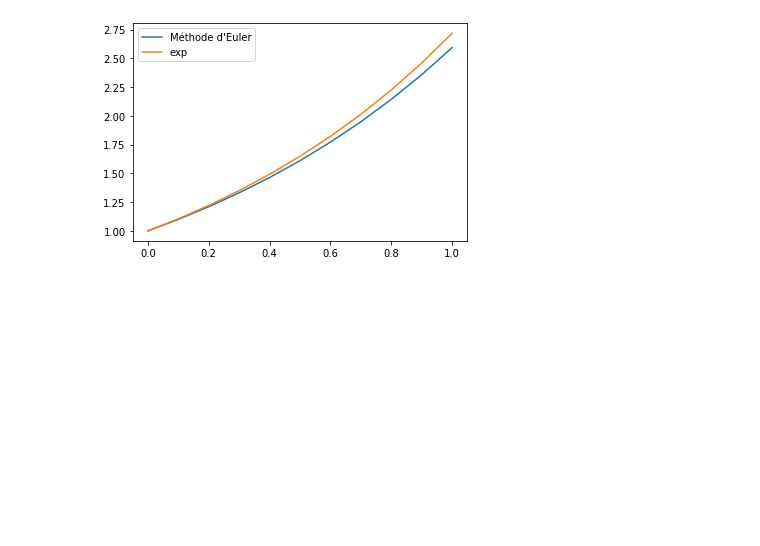
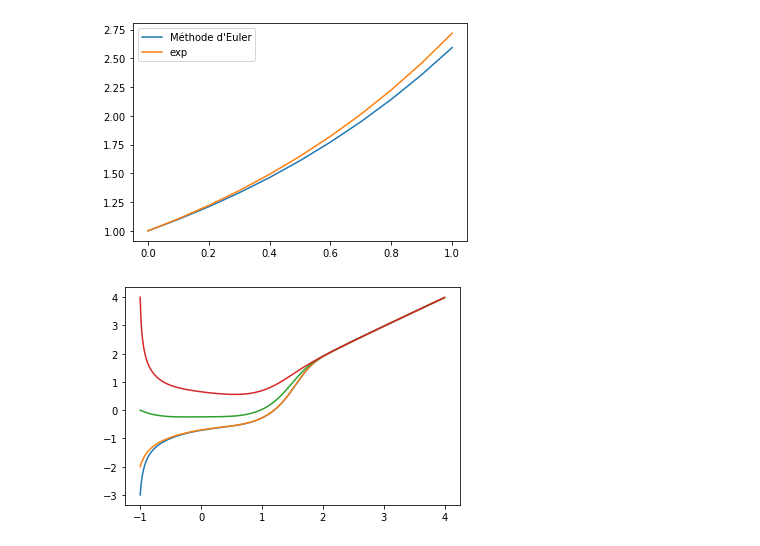
Before and after one commit to cpge-itc/bcpst2, a Jupyter notebook: _sources/1_euler/euler.ipynb, the cells around one changed output. Drawn from its saved outputs; the diff is of its cells as text; code cells hidden in the pictures; blank space fills up the shorter version.

```diff
--- a/_sources/1_euler/euler.ipynb
+++ b/_sources/1_euler/euler.ipynb
@@ -45,3 +117,14 @@ plt.legend()
 plt.show()
 # %% [output]
 [figure]
+# %%
+def f(t, y):
+    return t**3 - y**3
+
+for y0 in [-3, -2, 0, 4]:
+    t, y = euler(f, -1, y0, 0.01, 500)
+    plt.plot(t, y)
+
+plt.show()
+# %% [output]
+[figure, added]
```
Also changed, not shown: parts of 7 cells of this notebook, 9 other files.
